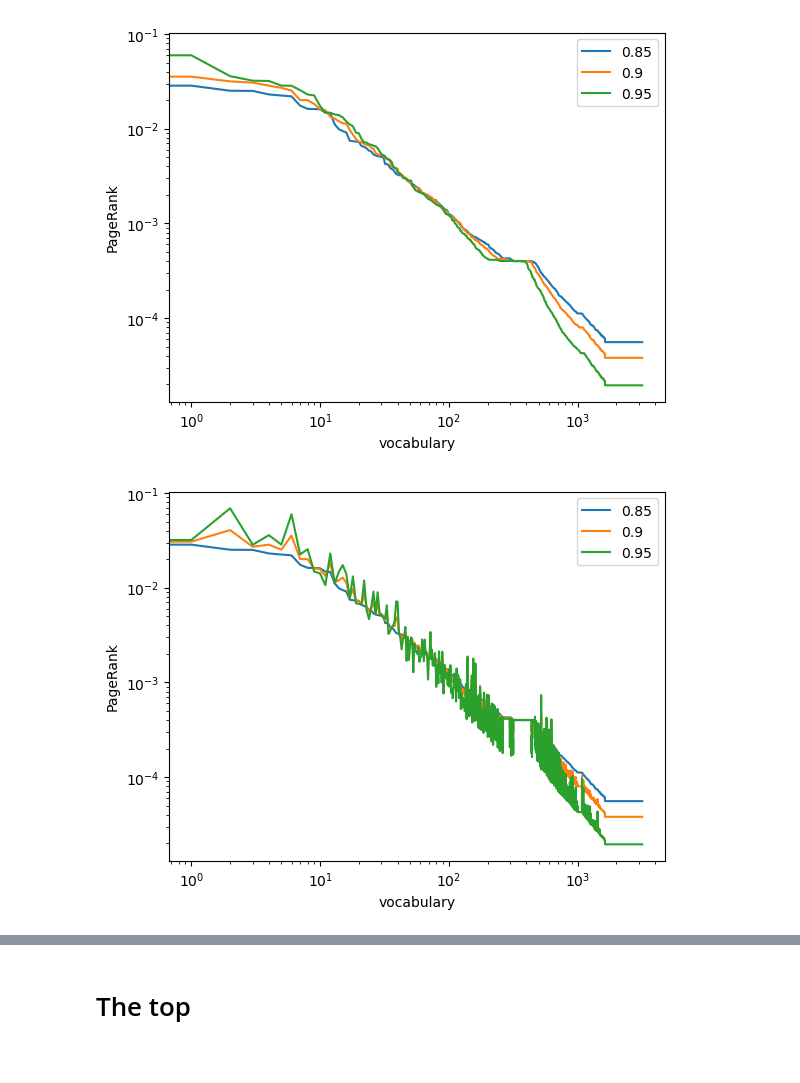
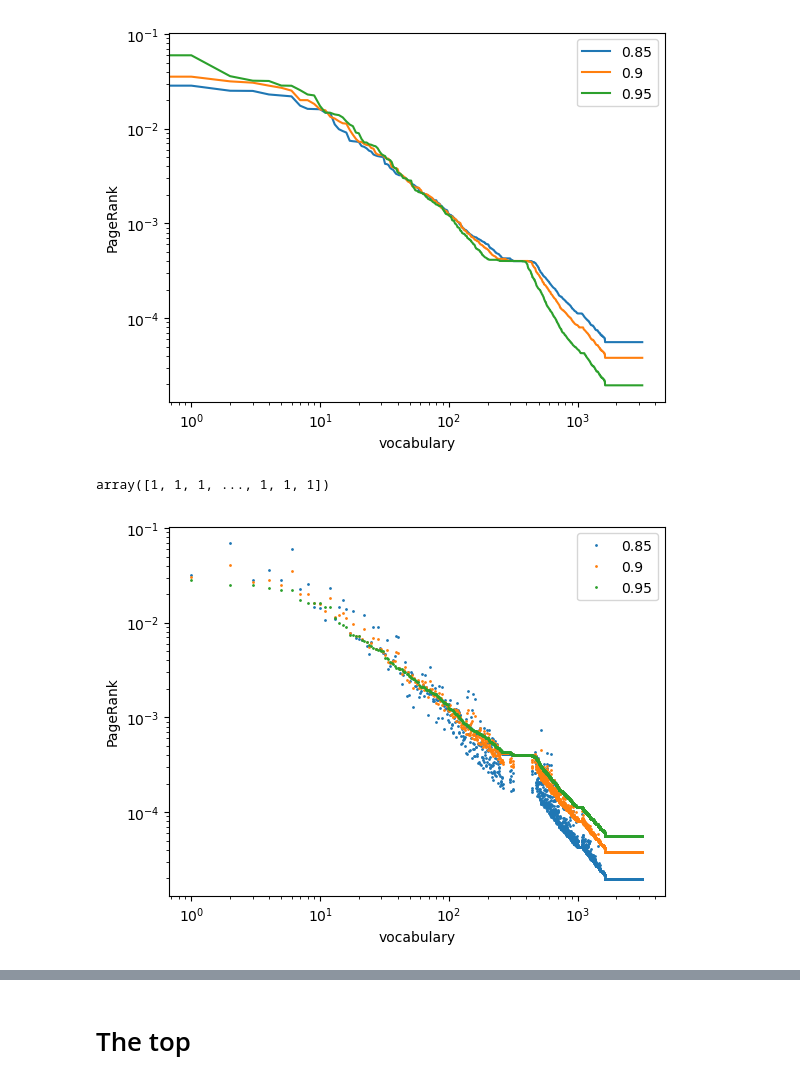
Before and after one commit to makrai/4lang-with-them-roles, a Jupyter notebook: pagerank.ipynb, the cells around one changed output, grey strips where cells are left out. Drawn from its saved outputs; the diff is of its cells as text; code cells hidden in the pictures.

Commit message:
Figure created to the 2.0 version in the thesis

```diff
--- a/pagerank.ipynb
+++ b/pagerank.ipynb
@@ -291,11 +285,16 @@ plt.savefig(f'/home/makrai/repo/paper/thesis/makrai_phd/img/pageRank-sorted-sepa
+# %%
+np.array([1 for _ in pageRank_df.index])
+# %% [output]
+array([1, 1, 1, ..., 1, 1, 1])
 # %%
 pageRank_df.sort_values(f'pagerank_0.85', ascending=False, inplace=True)
-plt.plot(pageRank_df.drop(columns=['primitive']))
+pageRank_df[['pagerank_0.95', 'pagerank_0.9', 'pagerank_0.85']].plot(linestyle='none', marker='.',
+                                                                     ms=2)
 plt.xscale('log')
 plt.yscale('log')
 plt.legend(factors)
 plt.xlabel('vocabulary')
 plt.ylabel('PageRank')
 plt.savefig(f'/home/makrai/repo/paper/thesis/makrai_phd/img/pageRank-aligned.png')
 # %% [output]
-[figure, old version]
+[figure, new version]
```
Also changed, not shown: parts of 32 cells of this notebook.
